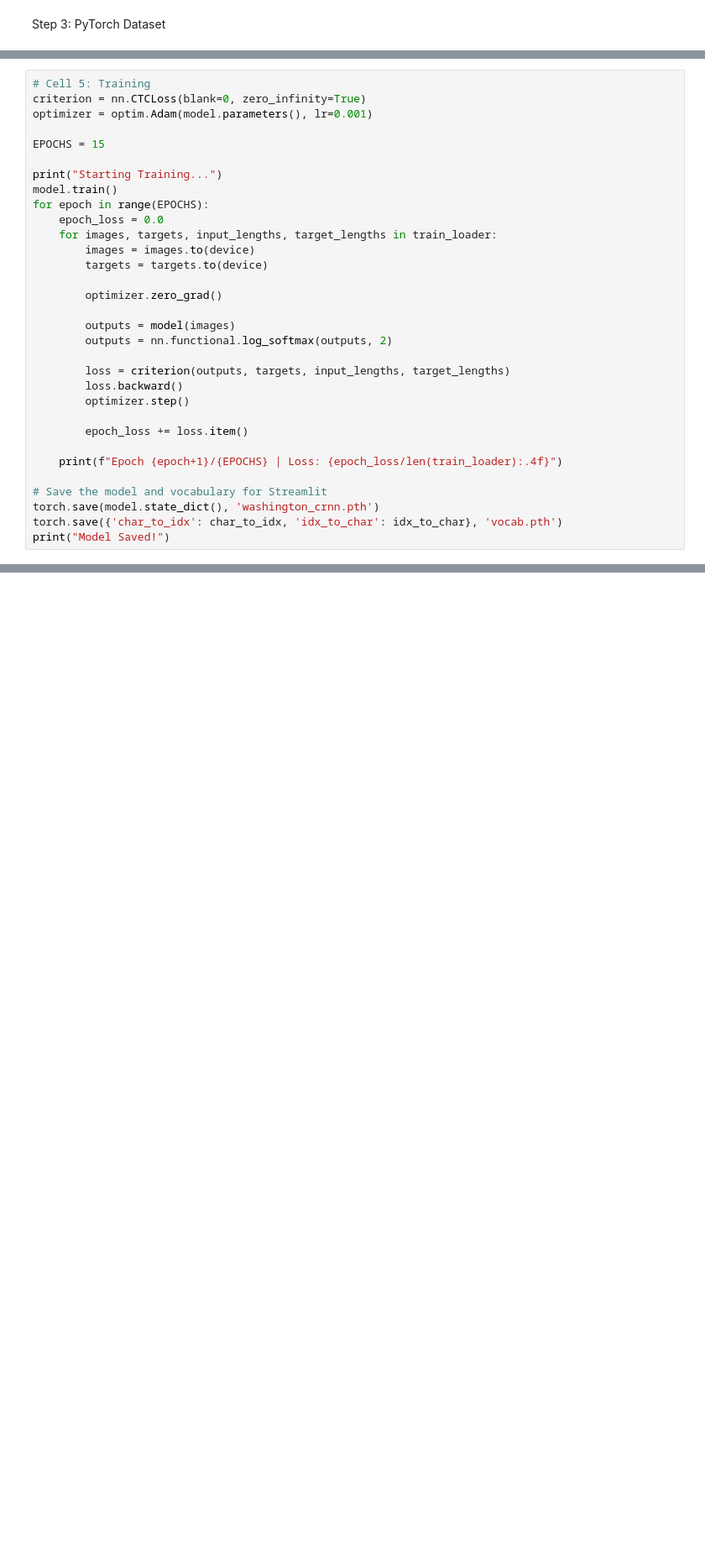
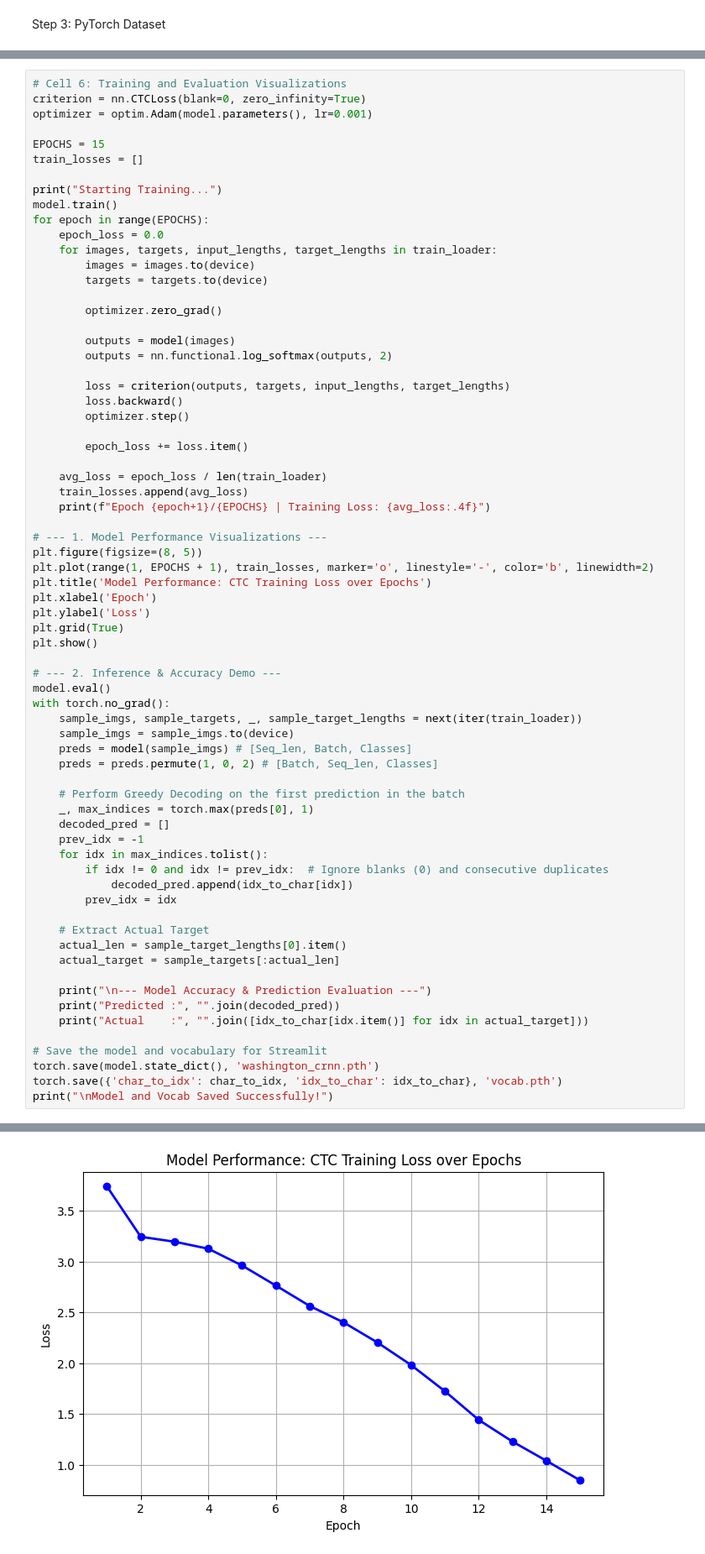
Before and after one commit to ANAS-Y/Handwriting-Recognition-Model, a Jupyter notebook: Handwritten.ipynb, the cells around one changed output, grey strips where cells are left out. Shown at 84% size. Drawn from its saved outputs; the diff is of its cells as text; blank space fills up the shorter version.

```diff
--- a/Handwritten.ipynb
+++ b/Handwritten.ipynb
@@ -185,9 +228,10 @@ model = CRNN(NUM_CLASSES).to(device)
 # %%
-# Cell 5: Training
+# Cell 6: Training and Evaluation Visualizations
 criterion = nn.CTCLoss(blank=0, zero_infinity=True)
 optimizer = optim.Adam(model.parameters(), lr=0.001)
 
 EPOCHS = 15
+train_losses = []
 
 print("Starting Training...")
 model.train()
@@ -208,9 +252,46 @@ for epoch in range(EPOCHS):
 
         epoch_loss += loss.item()
 
-    print(f"Epoch {epoch+1}/{EPOCHS} | Loss: {epoch_loss/len(train_loader):.4f}")
+    avg_loss = epoch_loss / len(train_loader)
+    train_losses.append(avg_loss)
+    print(f"Epoch {epoch+1}/{EPOCHS} | Training Loss: {avg_loss:.4f}")
+
+# --- 1. Model Performance Visualizations ---
+plt.figure(figsize=(8, 5))
+plt.plot(range(1, EPOCHS + 1), train_losses, marker='o', linestyle='-', color='b', linewidth=2)
+plt.title('Model Performance: CTC Training Loss over Epochs')
+plt.xlabel('Epoch')
+plt.ylabel('Loss')
+plt.grid(True)
+plt.show()
+
+# --- 2. Inference & Accuracy Demo ---
+model.eval()
+with torch.no_grad():
+    sample_imgs, sample_targets, _, sample_target_lengths = next(iter(train_loader))
+    sample_imgs = sample_imgs.to(device)
+    preds = model(sample_imgs) # [Seq_len, Batch, Classes]
+    preds = preds.permute(1, 0, 2) # [Batch, Seq_len, Classes]
+
+    # Perform Greedy Decoding on the first prediction in the batch
+    _, max_indices = torch.max(preds[0], 1)
+    decoded_pred = []
+    prev_idx = -1
+    for idx in max_indices.tolist():
+        if idx != 0 and idx != prev_idx:  # Ignore blanks (0) and consecutive duplicates
+            decoded_pred.append(idx_to_char[idx])
+        prev_idx = idx
+
+    # Extract Actual Target
+    actual_len = sample_target_lengths[0].item()
+    actual_target = sample_targets[:actual_len]
+
+    print("\n--- Model Accuracy & Prediction Evaluation ---")
+    print("Predicted :", "".join(decoded_pred))
+    print("Actual    :", "".join([idx_to_char[idx.item()] for idx in actual_target]))
 
 # Save the model and vocabulary for Streamlit
 torch.save(model.state_dict(), 'washington_crnn.pth')
 torch.save({'char_to_idx': char_to_idx, 'idx_to_char': idx_to_char}, 'vocab.pth')
-print("Model Saved!")
+print("\nModel and Vocab Saved Successfully!")
+# %% [output]
@@ -216,0 +314 @@ print("Model Saved!")
+[figure, added]
```
Also changed, not shown: parts of 9 cells of this notebook.
